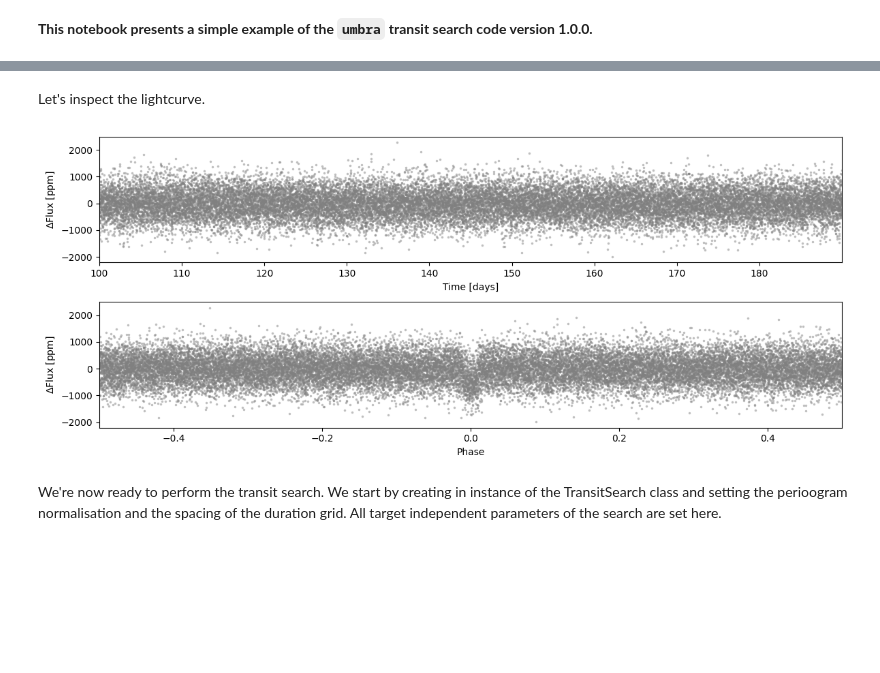
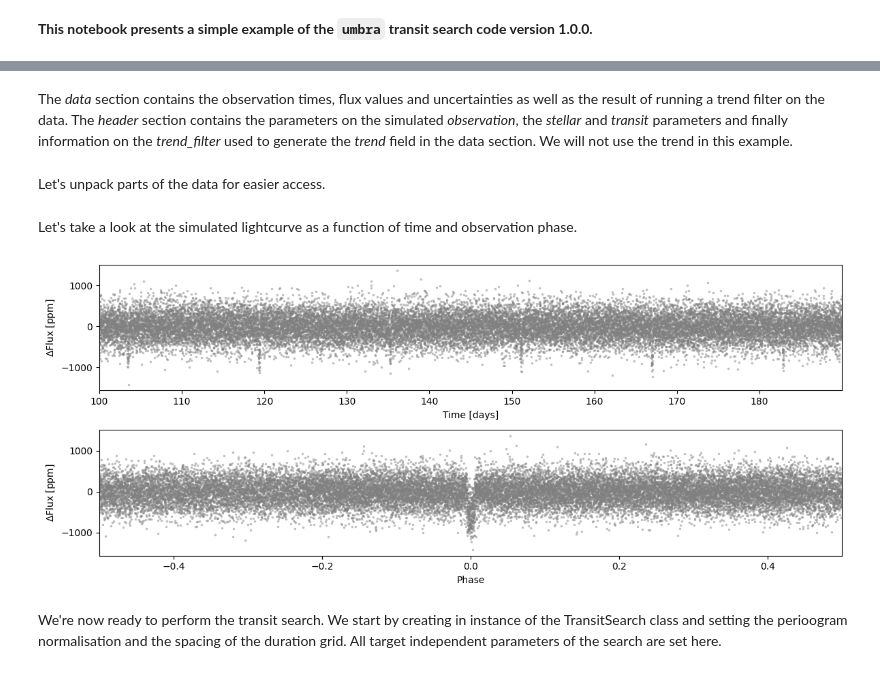
Before and after one commit to talensgj/kernelsearch, a Jupyter notebook: examples/simple-example.ipynb, the cells around one changed output, grey strips where cells are left out. Cells and saved outputs as stored; diff of their text form; code cells hidden in the pictures; blank space fills up the shorter version.

Commit message:
Update example notebook to use the data file.

```diff
--- a/examples/simple-example.ipynb
+++ b/examples/simple-example.ipynb
@@ -62,0 +10,2 @@ flux_err = white_noise * np.ones_like(flux)
+# %%
+lc = umbra.load_test_data('sim-lc-circular.asdf')
@@ -63,31 +34,45 @@ flux_err = white_noise * np.ones_like(flux)
 # %% [markdown]
-Let's inspect the lightcurve.
+The *data* section contains the observation times, flux values and uncertainties as well as the result of running a trend filter on the data. The *header* section contains the parameters on the simulated *observation*, the *stellar* and *transit* parameters and finally information on the *trend_filter* used to generate the *trend* field in the data section. We will not use the trend in this example.
+# %% [markdown]
+Let's unpack parts of the data for easier access.
+# %%
+# Unpack the sections.
+obs_pars = lc['header']['observation']
+stellar_pars = lc['header']['stellar']
+transit_pars = lc['header']['transit']
+
+# Unpack the light curve fields.
+time = lc['data']['time']
+flux = lc['data']['flux']
+flux_err = lc['data']['flux_err']
+# %% [markdown]
+Let's take a look at the simulated lightcurve as a function of time and observation phase.
 # %%
 # Compute the folded-phase, centering the transit at phase zero.
-phase = umbra.phase_fold(time, params.per, params.t0)
+phase = umbra.phase_fold(time, transit_pars['period'], transit_pars['epoch'])
 
 # Plot the lightcurve as a function of time and phase.
 plt.figure(figsize=(12, 5))
 
 ax = plt.subplot(211)
 
 plt.plot(time, 1e6 * (flux - 1), '.', markersize=5, markeredgecolor='None', alpha=0.5, color='gray')
 plt.xlim(time[0], time[-1])
 
 plt.xlabel('Time [days]')
 plt.ylabel(r'$\Delta$Flux [ppm]')
 
 plt.subplot(212, sharey=ax)
 
 plt.plot(phase, 1e6 * (flux - 1), '.', markersize=5, markeredgecolor='None', alpha=0.5, color='gray')
 plt.xlim(-0.5, 0.5)
 
 plt.xlabel('Phase')
 plt.ylabel(r'$\Delta$Flux [ppm]')
 
 plt.tight_layout()
 # %% [output]
-[figure, old version]
+[figure, new version]
 # %% [markdown]
 We're now ready to perform the transit search. We start by creating in instance of the TransitSearch class and setting the perioogram normalisation and the spacing of the duration grid. All target independent parameters of the search are set here.
 # %%
```
Also changed, not shown: parts of 11 cells of this notebook.
